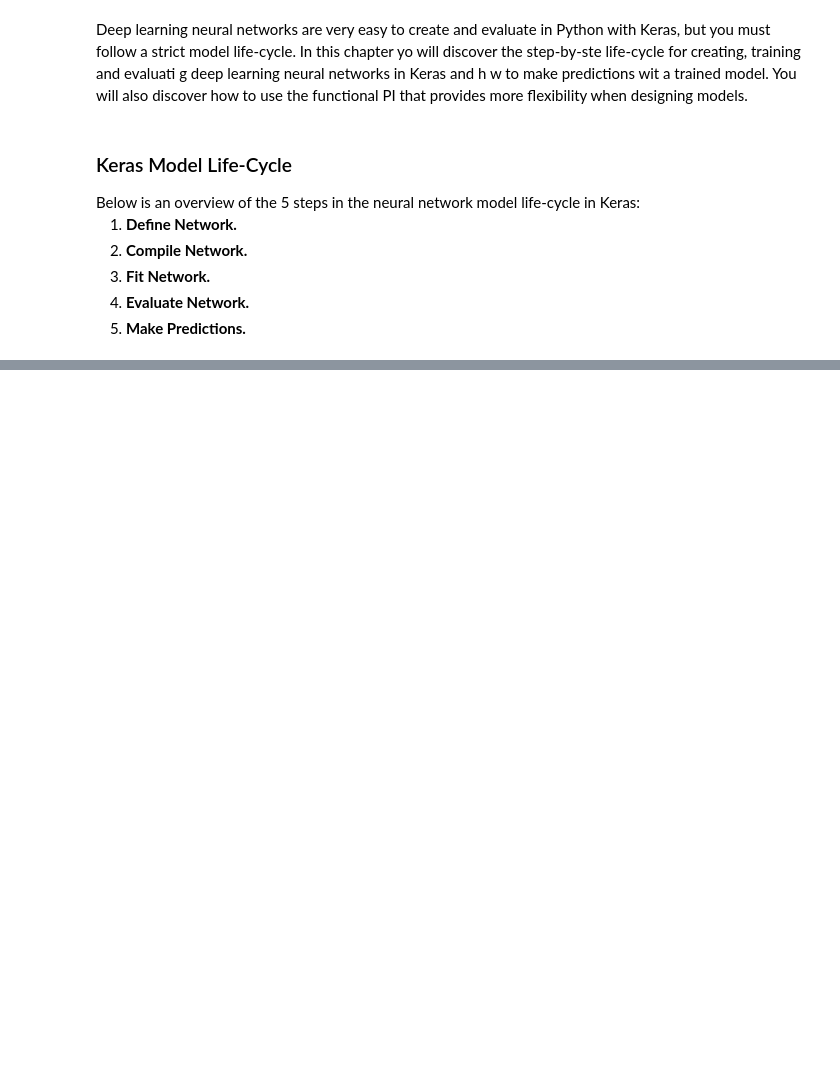
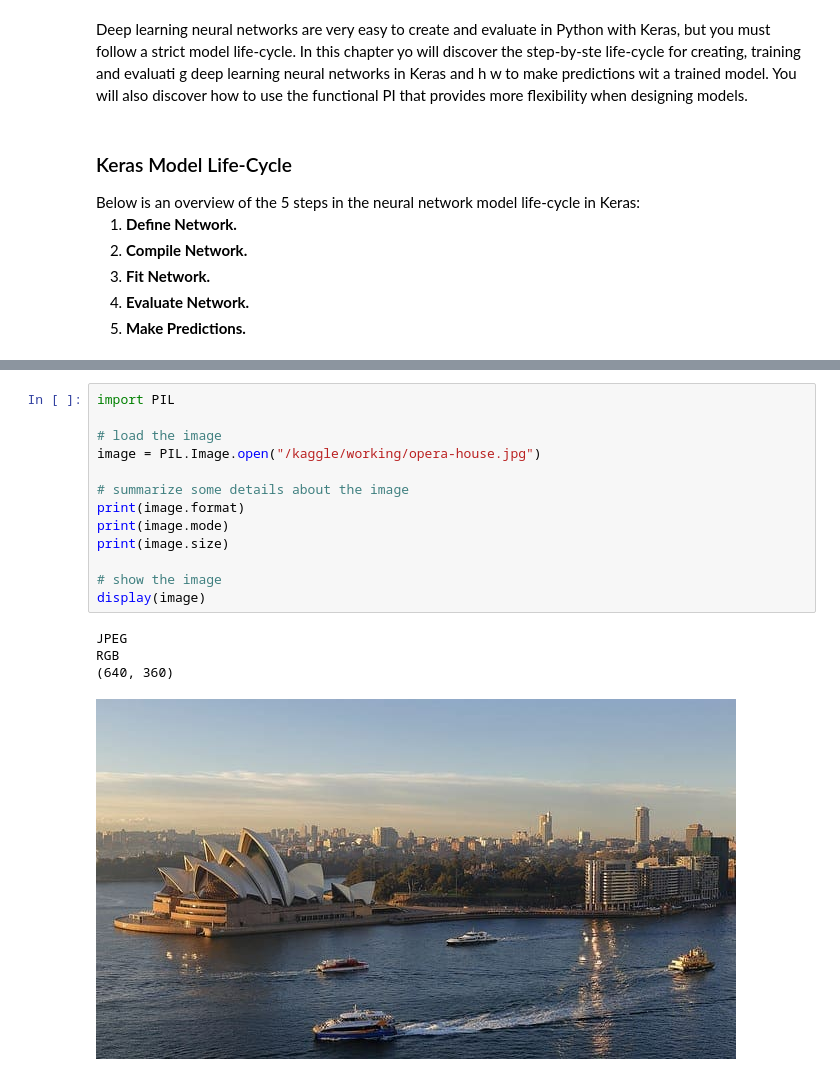
Before and after one commit to subratamondal1/Deep-Learning, a Jupyter notebook: dl-for-computer-vision/notebooks/dl-for-computer-vision.ipynb, the cells around one changed output, grey strips where cells are left out. Saved outputs shown, nothing was run; the diff lists cells and outputs as text; blank space fills up the shorter version.

```diff
--- a/dl-for-computer-vision/notebooks/dl-for-computer-vision.ipynb
+++ b/dl-for-computer-vision/notebooks/dl-for-computer-vision.ipynb
@@ -116,0 +446,18 @@ The first step is to define your neural network. Neural networks are defined in
+# %%
+import PIL
+
+# load the image
+image = PIL.Image.open("/kaggle/working/opera-house.jpg")
+
+# summarize some details about the image
+print(image.format)
+print(image.mode)
+print(image.size)
+
+# show the image
+display(image)
+# %% [output]
+JPEG
+RGB
+(640, 360)
+[figure, added]
```
Also changed, not shown: parts of 80 cells of this notebook.
